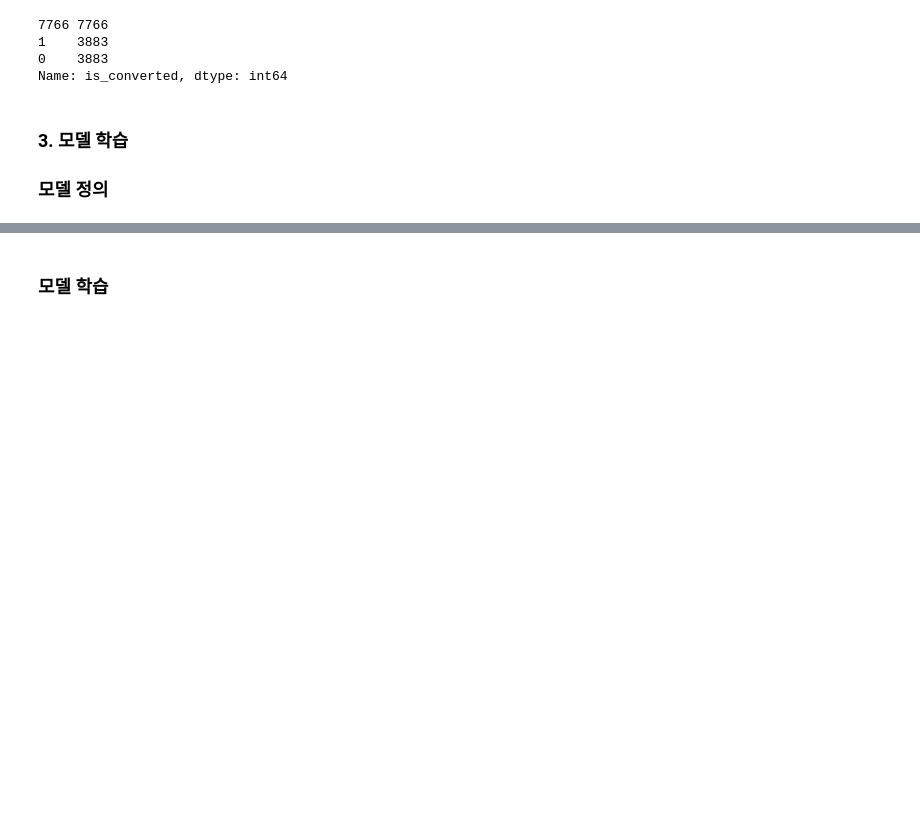
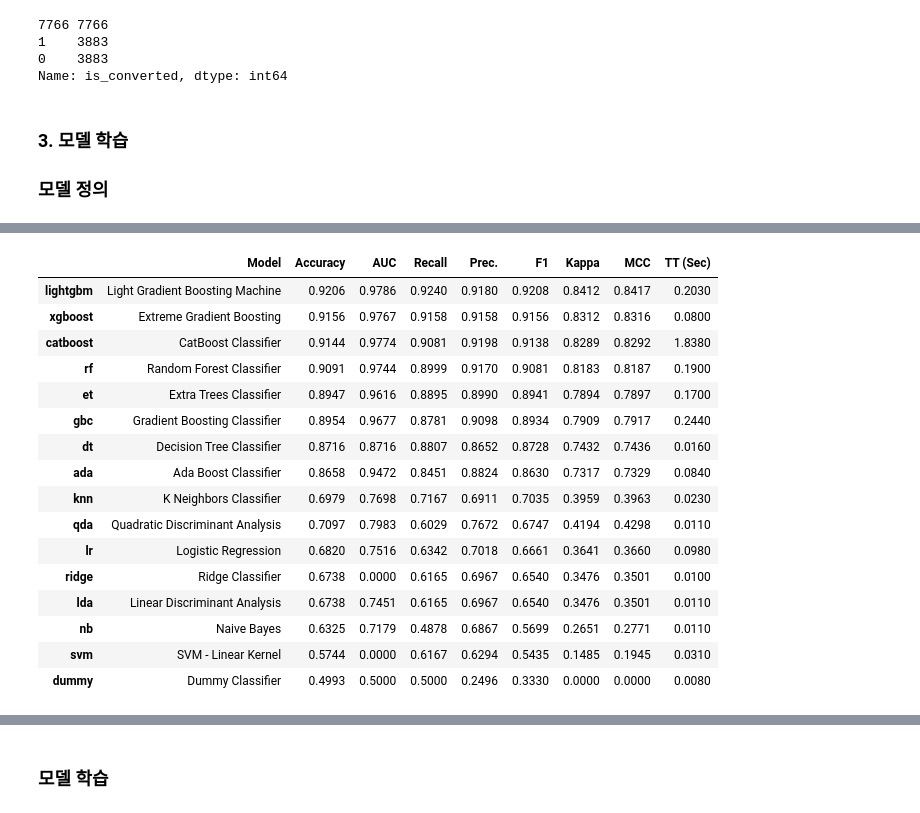
Before and after one commit to lg-aimers-yes/lg-aimers, a Jupyter notebook: code.ipynb, the cells around one changed output, grey strips where cells are left out. Drawn from its saved outputs; the diff is of its cells as text; code cells hidden in the pictures; blank space fills up the shorter version.

```diff
--- a/code.ipynb
+++ b/code.ipynb
@@ -394,0 +271,4 @@ LGBMClassifier(learning_rate=0.05, n_estimators=1000, random_state=42)
+# %%
+# 모델 생성 및 비교
+top4 = compare_models(sort='F1', n_select=4)
+# %% [output]
@@ -394,0 +276,17 @@ LGBMClassifier(learning_rate=0.05, n_estimators=1000, random_state=42)
+|  | Model | Accuracy | AUC | Recall | Prec. | F1 | Kappa | MCC | TT (Sec) |
+| lightgbm | Light Gradient Boosting Machine | 0.9206 | 0.9786 | 0.9240 | 0.9180 | 0.9208 | 0.8412 | 0.8417 | 0.2030 |
+| xgboost | Extreme Gradient Boosting | 0.9156 | 0.9767 | 0.9158 | 0.9158 | 0.9156 | 0.8312 | 0.8316 | 0.0800 |
+| catboost | CatBoost Classifier | 0.9144 | 0.9774 | 0.9081 | 0.9198 | 0.9138 | 0.8289 | 0.8292 | 1.8380 |
+| rf | Random Forest Classifier | 0.9091 | 0.9744 | 0.8999 | 0.9170 | 0.9081 | 0.8183 | 0.8187 | 0.1900 |
+| et | Extra Trees Classifier | 0.8947 | 0.9616 | 0.8895 | 0.8990 | 0.8941 | 0.7894 | 0.7897 | 0.1700 |
+| gbc | Gradient Boosting Classifier | 0.8954 | 0.9677 | 0.8781 | 0.9098 | 0.8934 | 0.7909 | 0.7917 | 0.2440 |
+| dt | Decision Tree Classifier | 0.8716 | 0.8716 | 0.8807 | 0.8652 | 0.8728 | 0.7432 | 0.7436 | 0.0160 |
+| ada | Ada Boost Classifier | 0.8658 | 0.9472 | 0.8451 | 0.8824 | 0.8630 | 0.7317 | 0.7329 | 0.0840 |
+| knn | K Neighbors Classifier | 0.6979 | 0.7698 | 0.7167 | 0.6911 | 0.7035 | 0.3959 | 0.3963 | 0.0230 |
+| qda | Quadratic Discriminant Analysis | 0.7097 | 0.7983 | 0.6029 | 0.7672 | 0.6747 | 0.4194 | 0.4298 | 0.0110 |
+| lr | Logistic Regression | 0.6820 | 0.7516 | 0.6342 | 0.7018 | 0.6661 | 0.3641 | 0.3660 | 0.0980 |
+| ridge | Ridge Classifier | 0.6738 | 0.0000 | 0.6165 | 0.6967 | 0.6540 | 0.3476 | 0.3501 | 0.0100 |
+| lda | Linear Discriminant Analysis | 0.6738 | 0.7451 | 0.6165 | 0.6967 | 0.6540 | 0.3476 | 0.3501 | 0.0110 |
+| nb | Naive Bayes | 0.6325 | 0.7179 | 0.4878 | 0.6867 | 0.5699 | 0.2651 | 0.2771 | 0.0110 |
+| svm | SVM - Linear Kernel | 0.5744 | 0.0000 | 0.6167 | 0.6294 | 0.5435 | 0.1485 | 0.1945 | 0.0310 |
+| dummy | Dummy Classifier | 0.4993 | 0.5000 | 0.5000 | 0.2496 | 0.3330 | 0.0000 | 0.0000 | 0.0080 |
```
Also changed, not shown: parts of 23 cells of this notebook, 7 other files.
